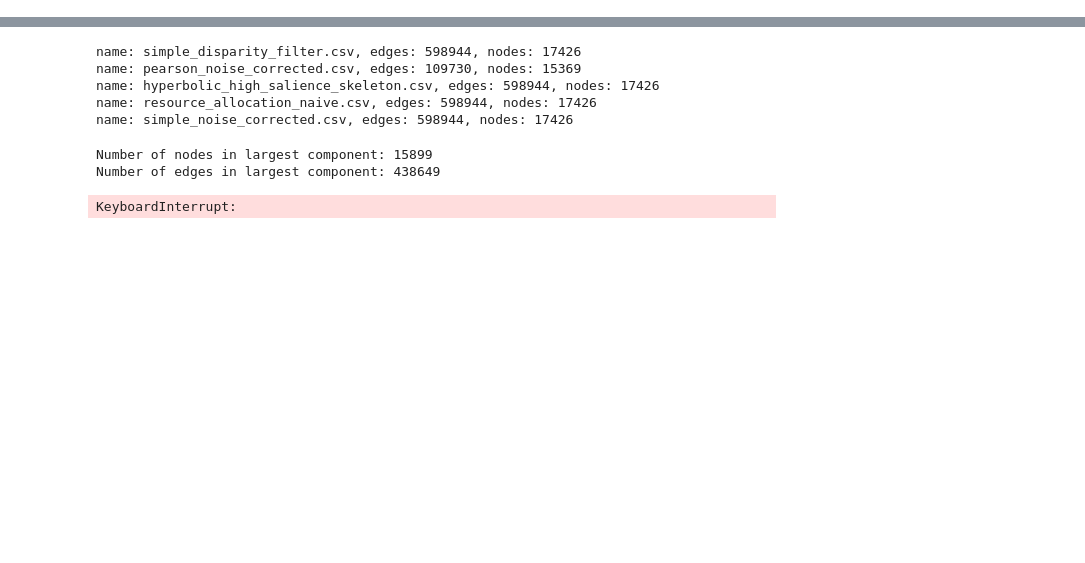
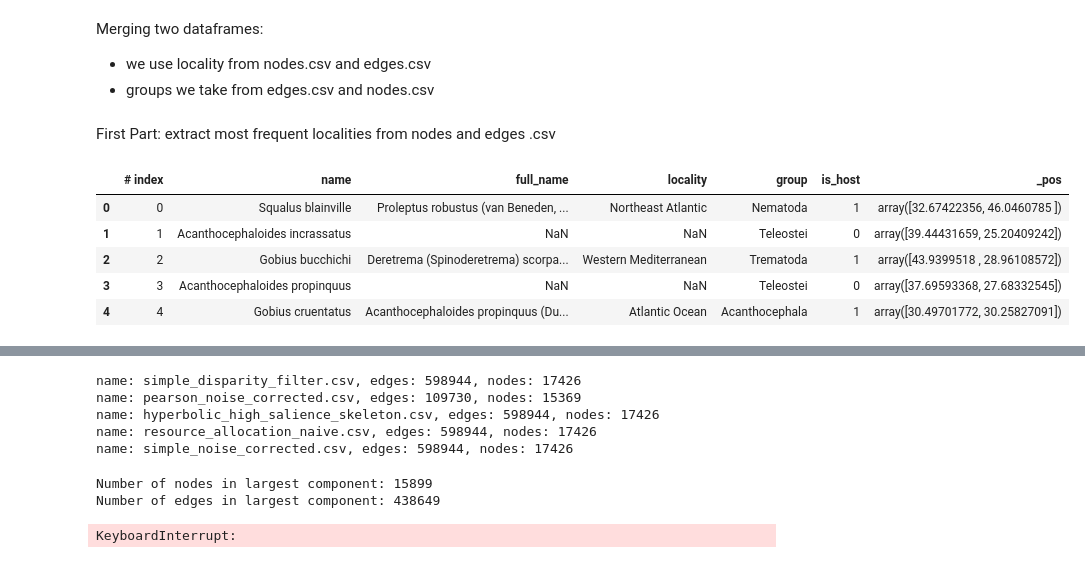
Before and after one commit to ikradnegyhusz/parasites_network_analysis, a Jupyter notebook: notebooks/0.01-skc-projection_test.ipynb, the cells around one changed output, grey strips where cells are left out. Cells and saved outputs as stored; diff of their text form; code cells hidden in the pictures; blank space fills up the shorter version.

```diff
--- a/notebooks/0.01-skc-projection_test.ipynb
+++ b/notebooks/0.01-skc-projection_test.ipynb
@@ -17,3 +17,20 @@ df.drop(columns=['Unnamed: 0'], inplace=True)
 # %%
 # Create the graph with weights
 G = nx.from_pandas_edgelist(df, source='source', target='target', edge_attr='weight')
+# %% [markdown]
+Merging two dataframes:
+- we use locality from nodes.csv and edges.csv
+- groups we take from edges.csv and nodes.csv
+# %% [markdown]
+First Part: extract most frequent localities from nodes and edges .csv
+# %%
+nodes_csv = pd.read_csv('../data/nodes.csv')
+edges_csv = pd.read_csv('../data/edges.csv')
+nodes_csv.head()
+# %% [output]
+|  | # index | name | full_name | locality | group | is_host | _pos |
+| 0 | 0 | Squalus blainville | Proleptus robustus (van Beneden, ... | Northeast Atlantic | Nematoda | 1 | array([32.67422356, 46.0460785 ]) |
+| 1 | 1 | Acanthocephaloides incrassatus | NaN | NaN | Teleostei | 0 | array([39.44431659, 25.20409242]) |
+| 2 | 2 | Gobius bucchichi | Deretrema (Spinoderetrema) scorpa... | Western Mediterranean | Trematoda | 1 | array([43.9399518 , 28.96108572]) |
+| 3 | 3 | Acanthocephaloides propinquus | NaN | NaN | Teleostei | 0 | array([37.69593368, 27.68332545]) |
+| 4 | 4 | Gobius cruentatus | Acanthocephaloides propinquus (Du... | Atlantic Ocean | Acanthocephala | 1 | array([30.49701772, 30.25827091]) |
```
Also changed, not shown: parts of 23 cells of this notebook.
